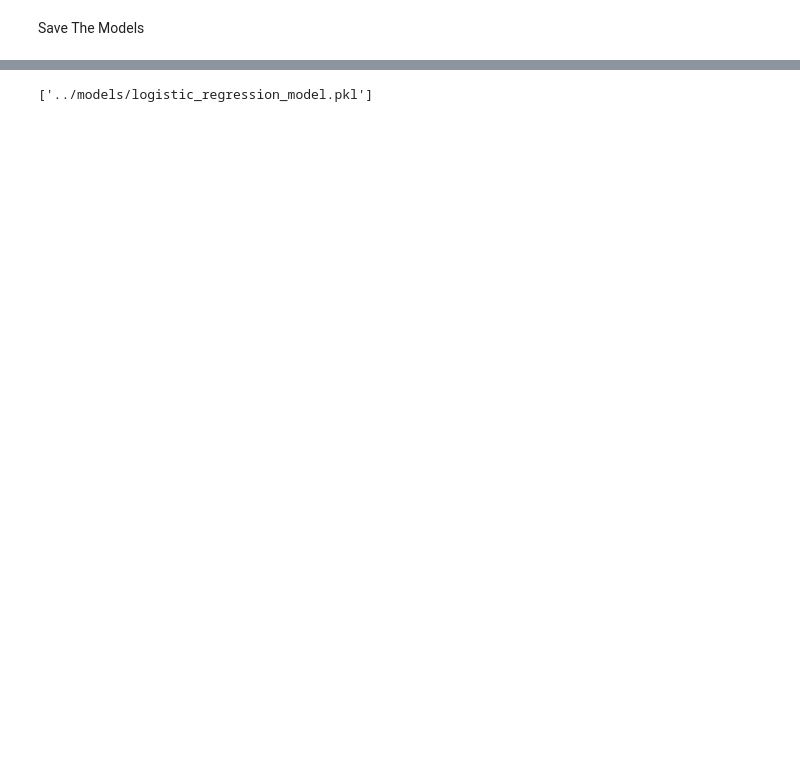
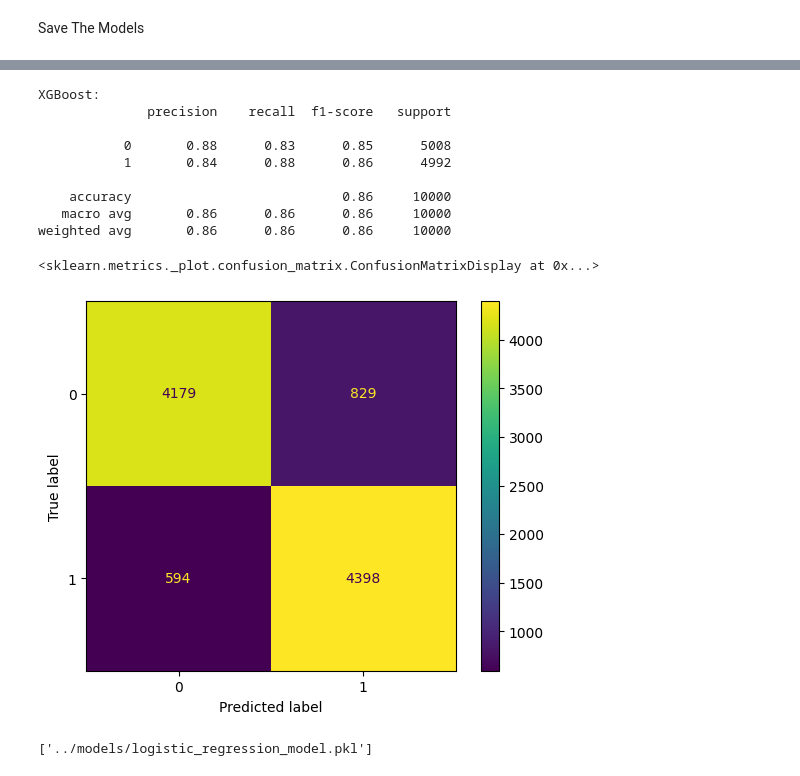
Before and after one commit to jasonyu17/IMDB-Sentiment-Classifier, a Jupyter notebook: notebooks/tfidf.ipynb, the cells around one changed output, grey strips where cells are left out. Cells and saved outputs as stored; diff of their text form; code cells hidden in the pictures; blank space fills up the shorter version.

```diff
--- a/notebooks/tfidf.ipynb
+++ b/notebooks/tfidf.ipynb
@@ -69,0 +86,3 @@ weighted avg       0.89      0.89      0.89     10000
+# %%
+xbg = XGBClassifier(use_label_encoder=False, eval_metric='logloss')
+xbg.fit(X_train, y_train)
@@ -72,3 +147,23 @@ Save The Models
+# %%
+xbg_y_pred = xbg.predict(X_test)
+print("XGBoost:")
+print(classification_report(y_test, xbg_y_pred))
+
+conMatrix = confusion_matrix(y_test, xbg_y_pred)
+dispMatrix = ConfusionMatrixDisplay(confusion_matrix=conMatrix)
+dispMatrix.plot()
+# %% [output]
+XGBoost:
+              precision    recall  f1-score   support
+
+           0       0.88      0.83      0.85      5008
+           1       0.84      0.88      0.86      4992
+
+    accuracy                           0.86     10000
+   macro avg       0.86      0.86      0.86     10000
+weighted avg       0.86      0.86      0.86     10000
+<sklearn.metrics._plot.confusion_matrix.ConfusionMatrixDisplay at 0x...>
+[figure, added]
 # %%
 joblib.dump(tfidf, '../models/tfidf_vectorizer.pkl')
 joblib.dump(nb, '../models/naive_bayes_model.pkl')
```
Also changed, not shown: parts of 9 cells of this notebook, 3 other files.
